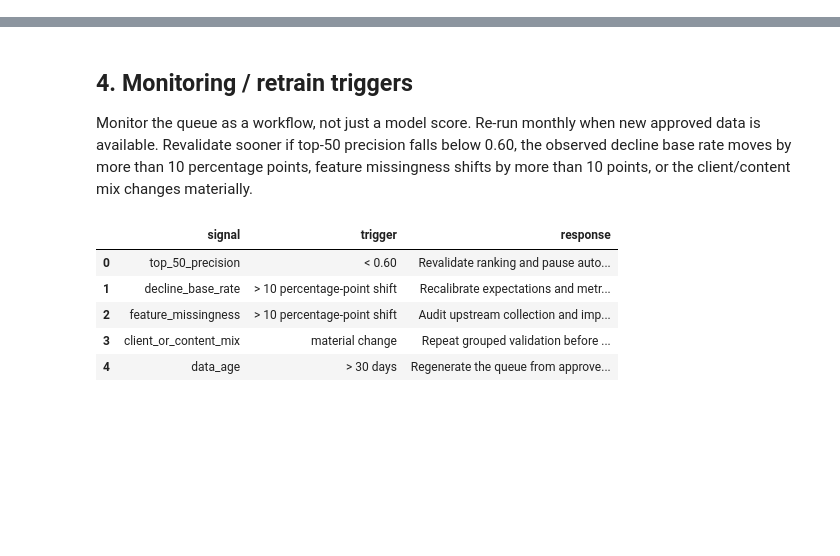
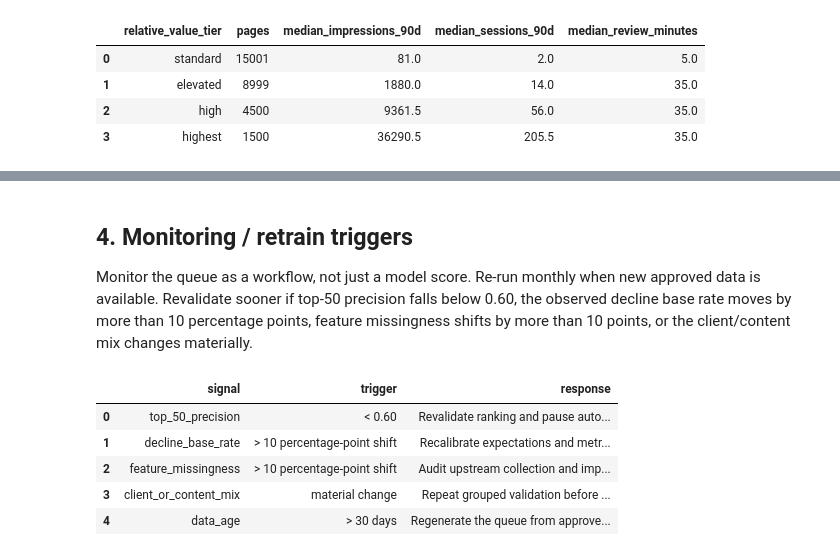
Before and after one commit to thany-8/content-refresh-prioritizer, a Jupyter notebook: work/notebooks/w07_action_playbook.ipynb, the cells around one changed output, grey strips where cells are left out. Drawn from its saved outputs; the diff is of its cells as text; code cells hidden in the pictures; blank space fills up the shorter version.

```diff
--- a/work/notebooks/w07_action_playbook.ipynb
+++ b/work/notebooks/w07_action_playbook.ipynb
@@ -173,0 +308,96 @@ dtype: object
+# %%
+# Relative value is an exposure/opportunity proxy, not revenue or causal uplift.
+queue["relative_value_proxy"] = (
+    0.60 * queue["impressions_90d"].rank(pct=True)
+    + 0.25 * queue["sessions_90d"].rank(pct=True)
+    + 0.15 * queue["baseline_refresh_score"].rank(pct=True)
+).round(4)
+queue["relative_value_tier"] = pd.qcut(
+    queue["relative_value_proxy"],
+    q=[0, 0.50, 0.80, 0.95, 1.0],
+    labels=["standard", "elevated", "high", "highest"],
+    duplicates="drop",
+).astype(str)
+
+base_review_minutes = {
+    "monitor": 5,
+    "refresh_and_review_ctr": 20,
+    "refresh_and_review_engagement": 25,
+    "refresh": 35,
+    "expand_and_refresh": 60,
+}
+queue["review_minutes"] = queue["recommended_action"].map(base_review_minutes).astype(int)
+queue.loc[queue["word_count"].fillna(0).gt(2_000) & queue["recommended_action"].ne("monitor"), "review_minutes"] += 10
+queue.loc[queue["word_count"].isna() & queue["recommended_action"].ne("monitor"), "review_minutes"] += 5
+
+WEEKLY_REVIEW_CAPACITY_MINUTES = 20 * 60
+queue["capacity_batch"] = (
+    (queue["review_minutes"].cumsum().sub(1) // WEEKLY_REVIEW_CAPACITY_MINUTES) + 1
+).astype(int)
+queue["capacity_status"] = np.where(queue["capacity_batch"].eq(1), "current_batch", "backlog")
+
+value_distribution = (
+    queue.groupby("relative_value_tier", observed=True)
+    .agg(
+        pages=("content_id", "size"),
+        median_impressions_90d=("impressions_90d", "median"),
+        median_sessions_90d=("sessions_90d", "median"),
+        median_review_minutes=("review_minutes", "median"),
+    )
+    .reindex(["standard", "elevated", "high", "highest"])
+    .reset_index()
+)
+current_batch = queue.loc[queue["capacity_batch"].eq(1)]
+
+review_policy = {
+    "value_proxy": {
+        "definition": "Queue-relative exposure/opportunity proxy: 60% impressions percentile, 25% sessions percentile, and 15% baseline-score percentile.",
+        "interpretation": "A triage aid within this queue; not revenue, conversion value, or expected uplift.",
+        "tiers": "Observed queue percentiles: standard 0-50%, elevated 50-80%, high 80-95%, highest 95-100%.",
+    },
+    "effort_estimate": {
+        "base_minutes_by_action": base_review_minutes,
+        "adjustments": "+10 minutes above 2,000 words; +5 minutes when word count is unavailable; estimates are planning assumptions, not measured labor time.",
+    },
+    "error_costs": {
+        "false_positive": "Consumes review/edit time and may introduce unnecessary content or search-risk changes; require stronger evidence for long, high-value, or strategically sensitive pages.",
+        "false_negative": "Delays review of a page that later shows a material decline and loses a chance to learn; prioritize monitoring for high-exposure pages even when action evidence is weak.",
+        "tradeoff": "Use the ranked queue to allocate scarce review, but let business context override the proxy after documenting the reason.",
+    },
+    "capacity_plan": {
+        "scenario_minutes_per_week": WEEKLY_REVIEW_CAPACITY_MINUTES,
+        "batch_rule": "Walk the full ranked queue in order and start a new batch whenever cumulative estimated review time exceeds capacity.",
+        "current_batch_pages": int(len(current_batch)),
+        "current_batch_estimated_minutes": int(current_batch["review_minutes"].sum()),
+    },
+    "required_checks": [
+        "page purpose and business priority",
+        "current search-result and intent context",
+        "seasonality or campaign timing",
+        "conversion role and internal dependencies",
+        "tracking completeness and previous edits",
+        "whether the estimated effort and relative value justify this batch",
+    ],
+    "never_automate": [
+        "publish, delete, or substantially rewrite content",
+        "redirect, canonicalize, or change URL structure",
+        "change titles, metadata, links, or structured data without human approval",
+        "act on model-only risk without a concrete observable issue",
+        "suppress strategically important content because its proxy tier is low",
+        "contact clients or expose one client's records to another",
+        "promise traffic, conversion, or revenue recovery",
+    ],
+}
+
+assert queue["relative_value_proxy"].between(0, 1).all()
+assert queue["review_minutes"].gt(0).all()
+assert current_batch["review_minutes"].sum() <= WEEKLY_REVIEW_CAPACITY_MINUTES
+
+display(value_distribution)
+pd.Series(review_policy)
+# %% [output]
+|  | relative_value_tier | pages | median_impressions_90d | median_sessions_90d | median_review_minutes |
+| 0 | standard | 15001 | 81.0 | 2.0 | 5.0 |
+| 1 | elevated | 8999 | 1880.0 | 14.0 | 35.0 |
+| 2 | high | 4500 | 9361.5 | 56.0 | 35.0 |
+| 3 | highest | 1500 | 36290.5 | 205.5 | 35.0 |
```
Also changed, not shown: parts of 19 cells of this notebook, 2 other files.
